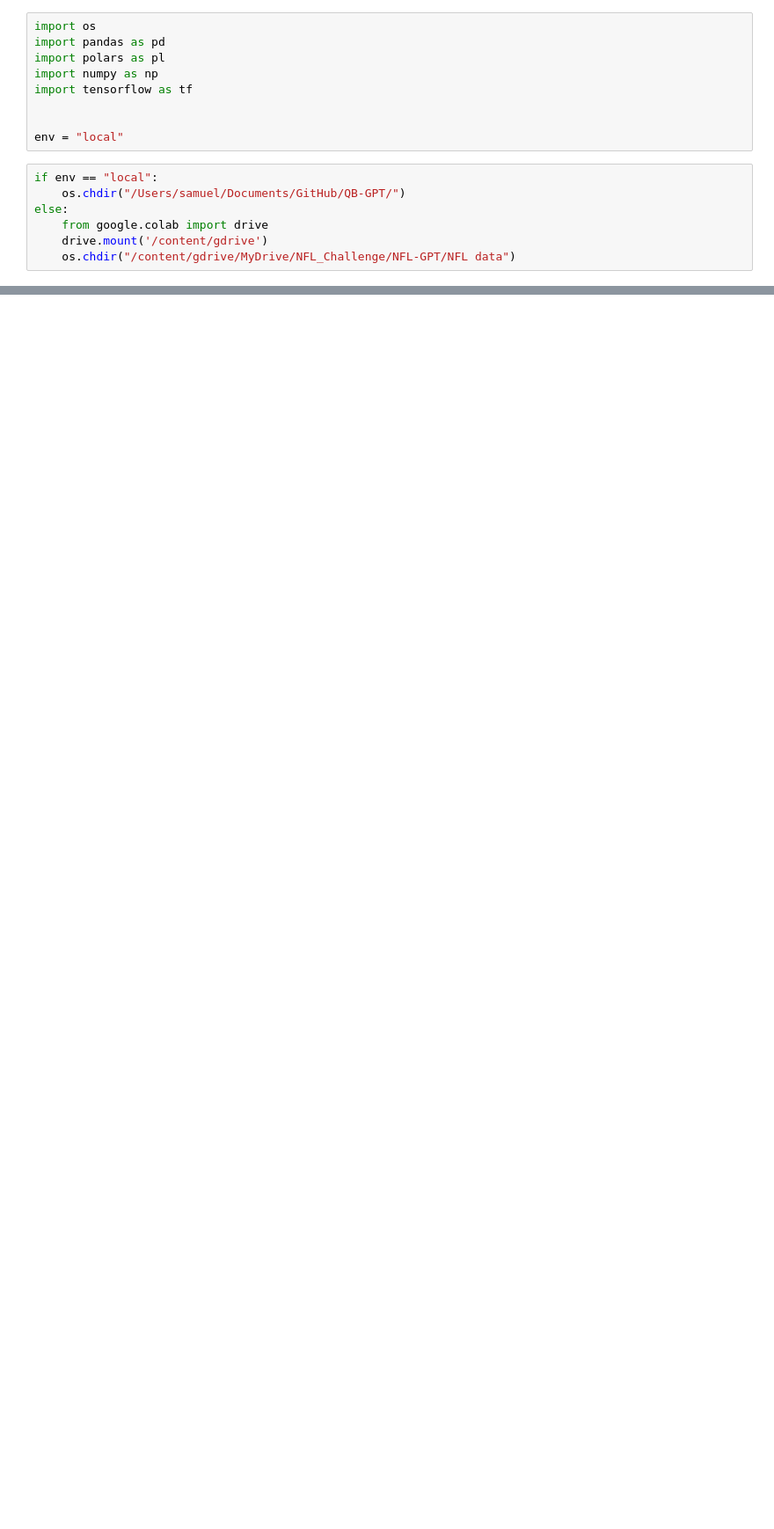
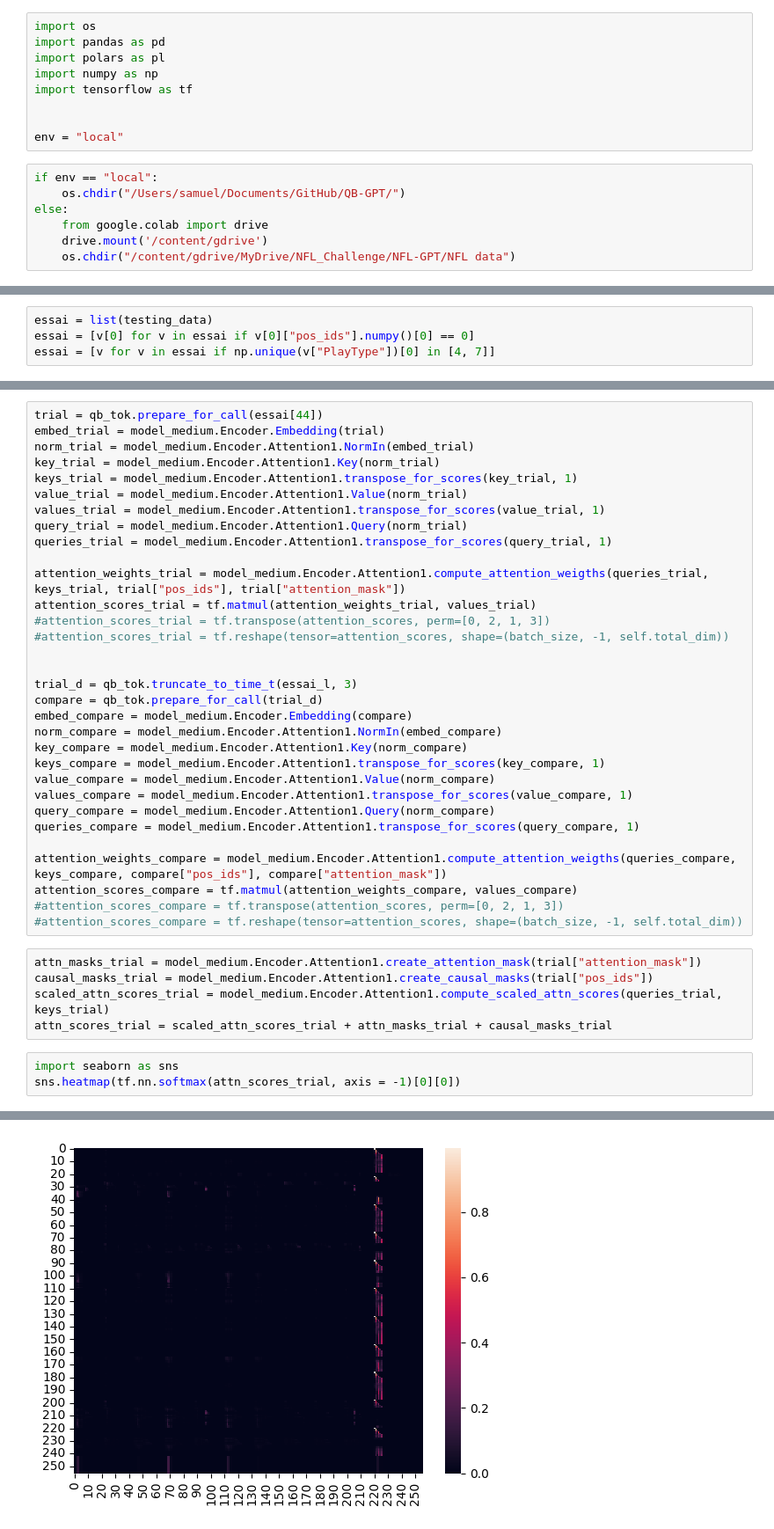
Before and after one commit to samchaineau/QB-GPT, a Jupyter notebook: notebooks/QBGPT/7_play_generation.ipynb, the cells around one changed output, grey strips where cells are left out. Shown at 88% size. Drawn from its saved outputs; the diff is of its cells as text; blank space fills up the shorter version.

```diff
--- a/notebooks/QBGPT/7_play_generation.ipynb
+++ b/notebooks/QBGPT/7_play_generation.ipynb
@@ -278,0 +379,4 @@ shape: (2, 4)
+# %%
+essai = list(testing_data)
+essai = [v[0] for v in essai if v[0]["pos_ids"].numpy()[0] == 0]
+essai = [v for v in essai if np.unique(v["PlayType"])[0] in [4, 7]]
@@ -278,0 +397,41 @@ shape: (2, 4)
+# %%
+trial = qb_tok.prepare_for_call(essai[44])
+embed_trial = model_medium.Encoder.Embedding(trial)
+norm_trial = model_medium.Encoder.Attention1.NormIn(embed_trial)
+key_trial = model_medium.Encoder.Attention1.Key(norm_trial)
+keys_trial = model_medium.Encoder.Attention1.transpose_for_scores(key_trial, 1)
+value_trial = model_medium.Encoder.Attention1.Value(norm_trial)
+values_trial = model_medium.Encoder.Attention1.transpose_for_scores(value_trial, 1)
+query_trial = model_medium.Encoder.Attention1.Query(norm_trial)
+queries_trial = model_medium.Encoder.Attention1.transpose_for_scores(query_trial, 1)
+
+attention_weights_trial = model_medium.Encoder.Attention1.compute_attention_weigths(queries_trial, keys_trial, trial["pos_ids"], trial["attention_mask"])
+attention_scores_trial = tf.matmul(attention_weights_trial, values_trial)
+#attention_scores_trial = tf.transpose(attention_scores, perm=[0, 2, 1, 3])
+#attention_scores_trial = tf.reshape(tensor=attention_scores, shape=(batch_size, -1, self.total_dim))
+
+
+trial_d = qb_tok.truncate_to_time_t(essai_l, 3)
+compare = qb_tok.prepare_for_call(trial_d)
+embed_compare = model_medium.Encoder.Embedding(compare)
+norm_compare = model_medium.Encoder.Attention1.NormIn(embed_compare)
+key_compare = model_medium.Encoder.Attention1.Key(norm_compare)
+keys_compare = model_medium.Encoder.Attention1.transpose_for_scores(key_compare, 1)
+value_compare = model_medium.Encoder.Attention1.Value(norm_compare)
+values_compare = model_medium.Encoder.Attention1.transpose_for_scores(value_compare, 1)
+query_compare = model_medium.Encoder.Attention1.Query(norm_compare)
+queries_compare = model_medium.Encoder.Attention1.transpose_for_scores(query_compare, 1)
+
+attention_weights_compare = model_medium.Encoder.Attention1.compute_attention_weigths(queries_compare, keys_compare, compare["pos_ids"], compare["attention_mask"])
+attention_scores_compare = tf.matmul(attention_weights_compare, values_compare)
+#attention_scores_compare = tf.transpose(attention_scores, perm=[0, 2, 1, 3])
+#attention_scores_compare = tf.reshape(tensor=attention_scores, shape=(batch_size, -1, self.total_dim))
+# %%
+attn_masks_trial = model_medium.Encoder.Attention1.create_attention_mask(trial["attention_mask"])
+causal_masks_trial = model_medium.Encoder.Attention1.create_causal_masks(trial["pos_ids"])
+scaled_attn_scores_trial = model_medium.Encoder.Attention1.compute_scaled_attn_scores(queries_trial, keys_trial)
+attn_scores_trial = scaled_attn_scores_trial + attn_masks_trial + causal_masks_trial
+# %%
+import seaborn as sns
+sns.heatmap(tf.nn.softmax(attn_scores_trial, axis = -1)[0][0])
+# %% [output]
@@ -278,0 +439 @@ shape: (2, 4)
+[figure, added]
```
Also changed, not shown: parts of 50 cells of this notebook, 55 other files.
